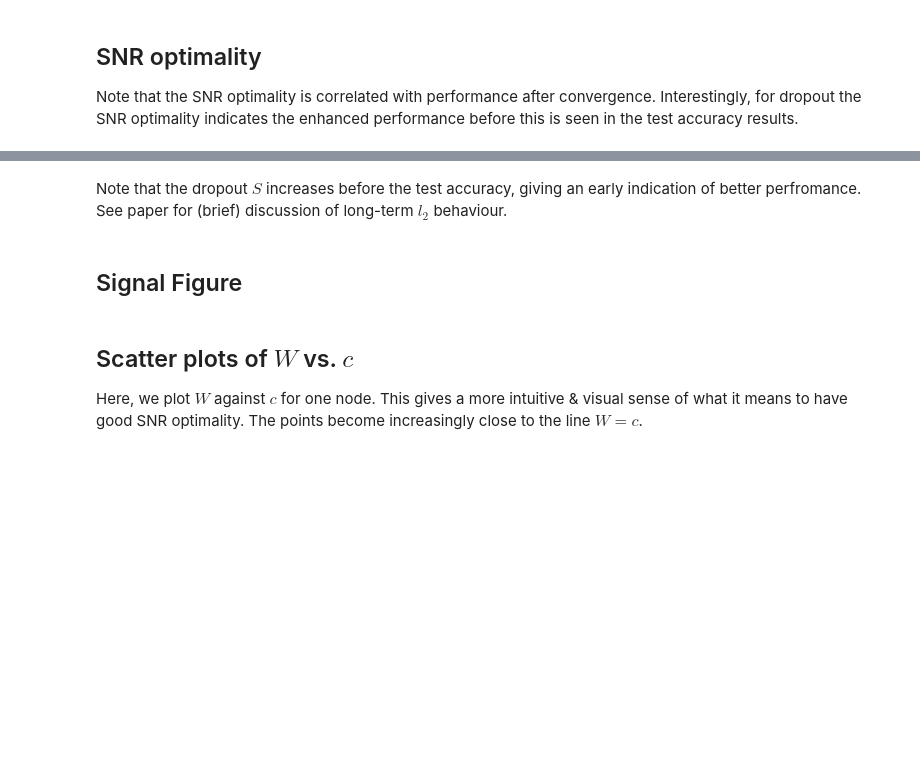
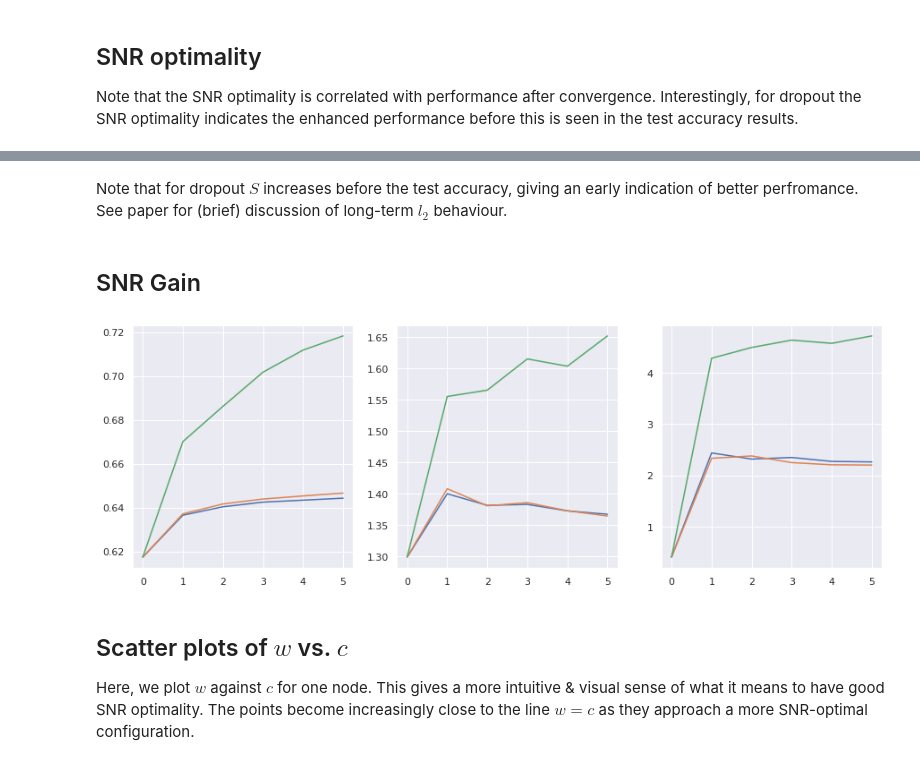
Before and after one commit to pnorridge/think-global-act-local, a Jupyter notebook: MNIST_&_SNR_Example.ipynb, the cells around one changed output, grey strips where cells are left out. Saved outputs shown, nothing was run; the diff lists cells and outputs as text; code cells hidden in the pictures; blank space fills up the shorter version.

```diff
--- a/MNIST_&_SNR_Example.ipynb
+++ b/MNIST_&_SNR_Example.ipynb
@@ -255,7 +257,7 @@ The ratio of the $S_i$ and $S_i'$ becomes
 F=\frac{ \sum _{j}^{}w_{ij}c_{j}}{ \| \vec{w_i} \| \max_{i} \left( c_{i} \right) }
 \end{equation}
 # %%
-def SignalFactor_batch(x, r, W):
+def SNRGain_batch(x, r, W):
 
     xR = relu_covariance_batch(x,r)
 
@@ -327,17 +329,17 @@ class trainable_function:
   # SNR instrumentation
 
   # Calculate F for one layer
-  def SignalFactor(self, x, layer):
+  def SNRGain(self, x, layer):
     x_int = self.layer_relu[layer-1](x,1.)
     r = tf.matmul(x_int, self.W[layer-1])
-    return SignalFactor_batch(x_int, r, self.W[layer-1])
+    return SNRGain_batch(x_int, r, self.W[layer-1])
 
 
   # Calculate mean(F) for each layer
-  def SF_summary(self, x):
+  def SG_summary(self, x):
     res = []
     for k in range(len(self.layer_relu)):
-      (measure, count)  = self.SignalFactor(x, k+1)
+      (measure, count)  = self.SNRGain(x, k+1)
       res.append(masked_mean(measure))
     return res
 
@@ -423,7 +425,7 @@ model_list = [model_n, model_l2, model_d]
 
 test_acc = {lst: [] for lst in model_list}
 SNR = {lst: [] for lst in model_list}
-SF = {lst: [] for lst in model_list}
+SG = {lst: [] for lst in model_list}
 # %% [markdown]
 Training with regular calculations of the figures-of-merit. A good time for a coffee.
 # %%
@@ -443,11 +445,11 @@ for i in range(100001):
 
 
       if i % 2000 == 0:
-        SF[model].append(model.SF_summary(test_images))
+        SG[model].append(model.SG_summary(test_images))
         SNR[model].append(model.SNR_summary(test_images))
 
 
-      if i % 20000 == 0:
+      if i % 10000 == 0:
         print('\n Step %d' % i)
         print(type(model).__name__)
         print('Test accuracy %g' % test_accuracy)
@@ -509,18 +516,20 @@ for m in model_list:
 # %% [markdown]
-Note that the dropout $S$ increases before the test accuracy, giving an early indication of better perfromance.
+Note that for dropout $S$ increases before the test accuracy, giving an early indication of better perfromance.
 See paper for (brief) discussion of long-term $l_2$ behaviour.
-# %% [markdown]
-## Signal Figure
+# %% [markdown]
+## SNR Gain
 # %%
 fig, a = plt.subplots(1,3,figsize=(15, 5))
 for m in model_list:
-  a[0].plot([a[0] for a in SF[m]])
-  a[1].plot([a[1] for a in SF[m]])
-  a[2].plot([a[2] for a in SF[m]])
+  a[0].plot([a[0] for a in SG[m]])
+  a[1].plot([a[1] for a in SG[m]])
+  a[2].plot([a[2] for a in SG[m]])
+# %% [output]
+[figure, added]
 # %% [markdown]
-## Scatter plots of $W$ vs. $c$
+## Scatter plots of $w$ vs. $c$
 
-Here, we plot $W$ against $c$ for one node. This gives a more intuitive & visual sense of what it means to have good SNR optimality. The points become increasingly close to the line $W=c$.
+Here, we plot $w$ against $c$ for one node. This gives a more intuitive & visual sense of what it means to have good SNR optimality. The points become increasingly close to the line $w=c$ as they approach a more SNR-optimal configuration.
 # %%
 for m in [control]+model_list:
   ind = tf.argmax(m.SNROptimality(test_images,3)[0])
```
Also changed, not shown: parts of 10 cells of this notebook.
